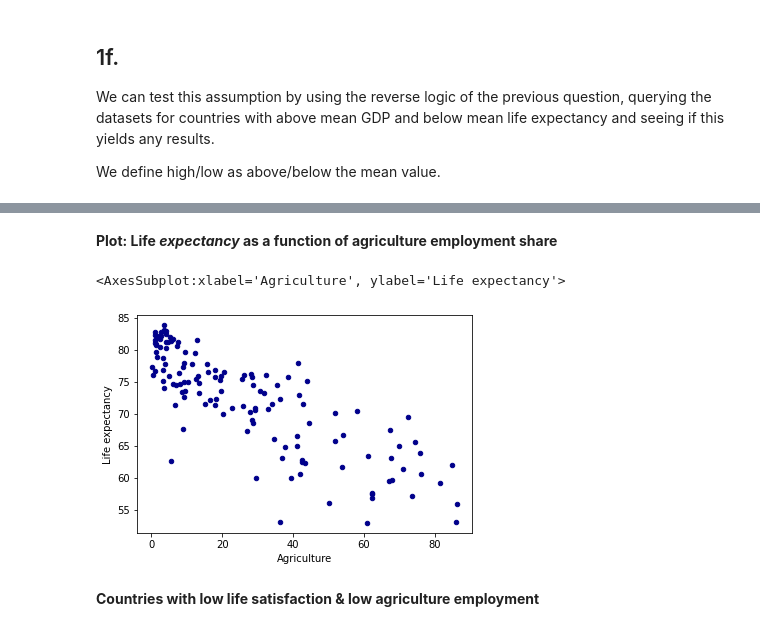
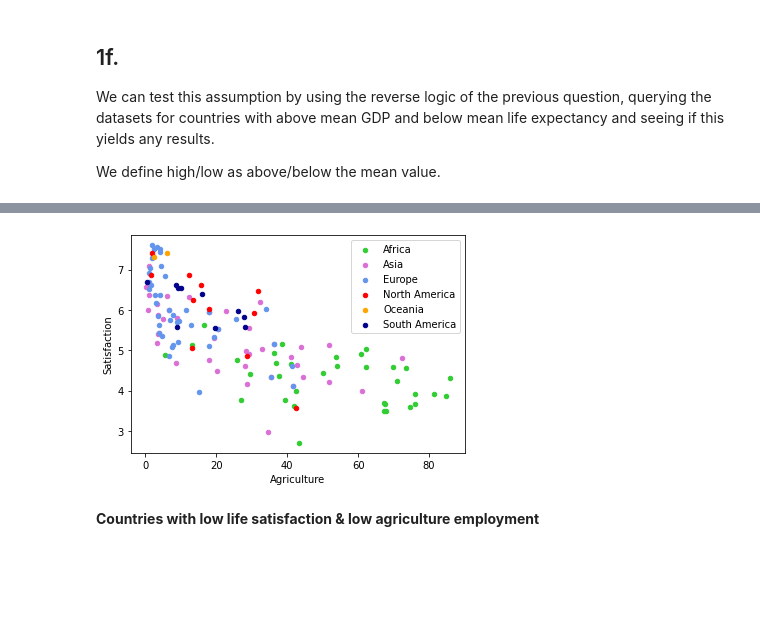
Before and after one commit to vlbin/dat405, a Jupyter notebook: Assignment1.ipynb, the cells around one changed output, grey strips where cells are left out. Drawn from its saved outputs; the diff is of its cells as text; code cells hidden in the pictures; blank space fills up the shorter version.

```diff
--- a/Assignment1.ipynb
+++ b/Assignment1.ipynb
@@ -216,10 +225,13 @@ combined.plot.scatter(x = 'Agriculture', y='Satisfaction', c='DarkBlue')
-# %% [markdown]
-**Plot: Life *expectancy* as a function of agriculture employment share**
-# %%
-combined.plot.scatter(x = 'Agriculture', y='Life expectancy', c='DarkBlue')
-# %% [output]
-<AxesSubplot:xlabel='Agriculture', ylabel='Life expectancy'>
-[figure, removed]
+# %%
+fig, ax = plt.subplots()
+
+for key, group in grouped:
+    group.plot(ax=ax, kind='scatter', x='Agriculture', y='Satisfaction', label=key, color=colors[key])
+
+
+plt.show()
+# %% [output]
+[figure, added]
 # %% [markdown]
 **Countries with low life satisfaction & low agriculture employment**
 # %%
```
Also changed, not shown: parts of 22 cells of this notebook, 1 other file.
